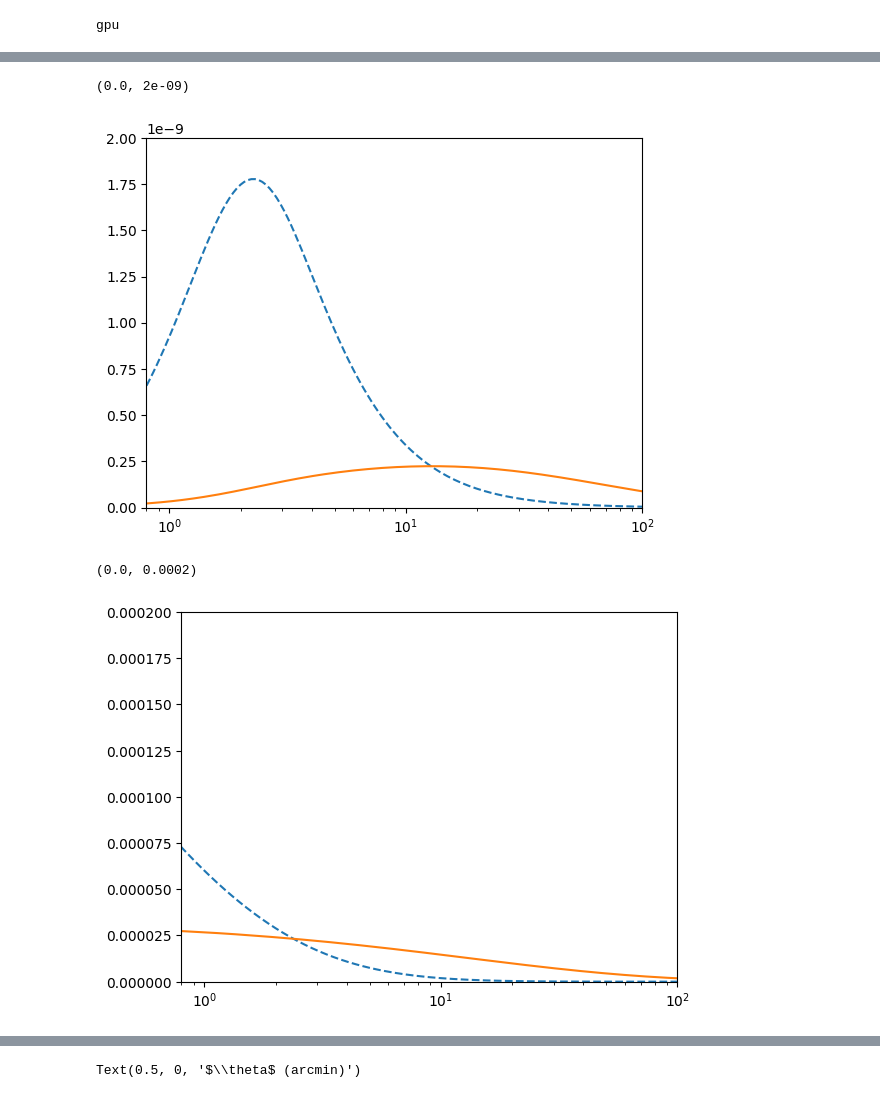
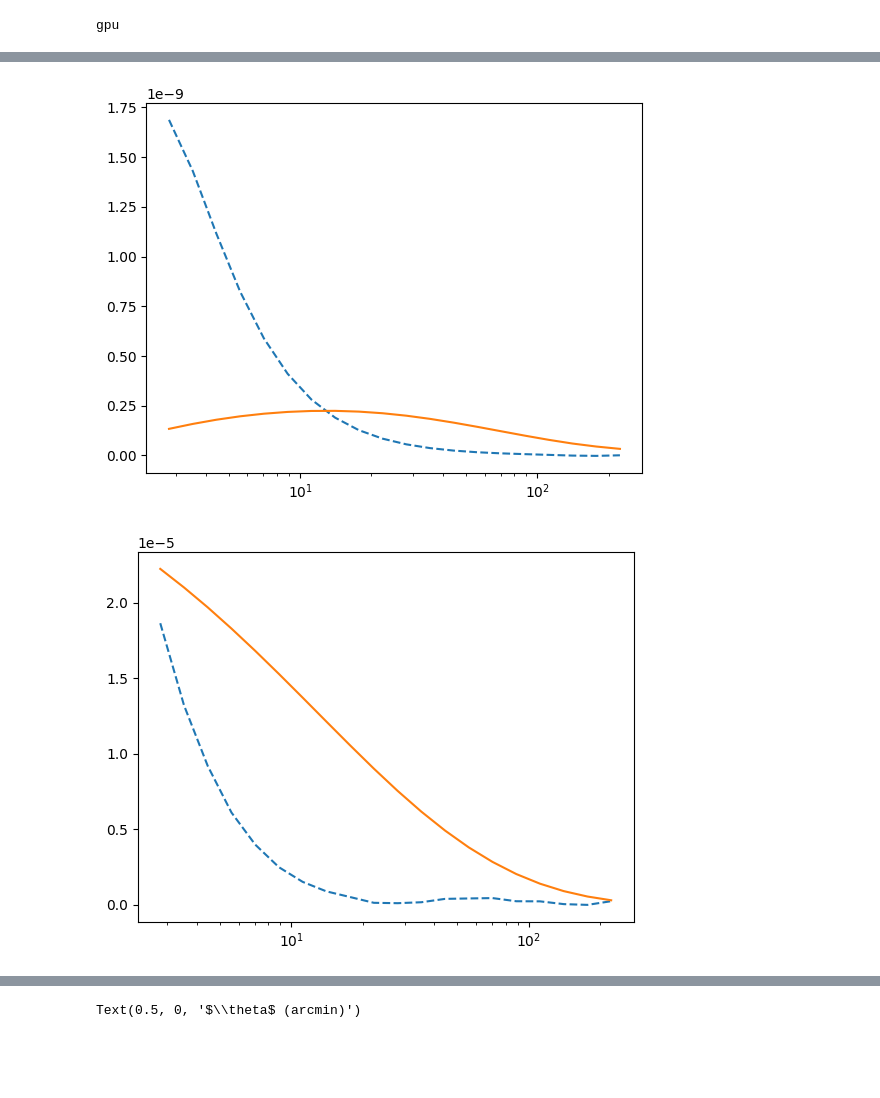
Before and after one commit to shivampcosmo/GODMAX, a Jupyter notebook: notebooks/call_BCMP_jit.ipynb, the cells around one changed output, grey strips where cells are left out. Cells and saved outputs as stored; diff of their text form; code cells hidden in the pictures; blank space fills up the shorter version.

```diff
--- a/notebooks/call_BCMP_jit.ipynb
+++ b/notebooks/call_BCMP_jit.ipynb
@@ -148,27 +153,25 @@ Time for xim Hankel transform:  0.13605880737304688
 # %%
 # get_power_BCMP_test.p_logc_Mz.shape
 pl.figure()
-pl.plot(get_corrfunc_BCMP_test.theta_out_arcmin, get_corrfunc_BCMP_test.gty_1h_mat[3,:], ls='--')
-pl.plot(get_corrfunc_BCMP_test.theta_out_arcmin, get_corrfunc_BCMP_test.gty_2h_mat[3,:], ls='-')
+pl.plot(get_corrfunc_BCMP_test.angles_data_array, get_corrfunc_BCMP_test.gty_1h_out_mat[:,3], ls='--')
+pl.plot(get_corrfunc_BCMP_test.angles_data_array, get_corrfunc_BCMP_test.gty_2h_out_mat[:,3], ls='-')
 pl.xscale('log')
-pl.xlim(0.8,100)
-pl.ylim(0.0,2e-9)
+# pl.xlim(0.8,100)
+# pl.ylim(0.0,2e-9)
 # pl.yscale('log')
 # %% [output]
-(0.0, 2e-09)
-[figure, old version]
+[figure, new version]
 # %%
 # get_power_BCMP_test.p_logc_Mz.shape
 pl.figure()
-pl.plot(get_corrfunc_BCMP_test.theta_out_arcmin, get_corrfunc_BCMP_test.xip_1h_mat[3,3,:], ls='--')
-pl.plot(get_corrfunc_BCMP_test.theta_out_arcmin, get_corrfunc_BCMP_test.xip_2h_mat[3,3,:], ls='-')
+pl.plot(get_corrfunc_BCMP_test.angles_data_array, get_corrfunc_BCMP_test.xip_1h_out_mat[:,3,3], ls='--')
+pl.plot(get_corrfunc_BCMP_test.angles_data_array, get_corrfunc_BCMP_test.xip_2h_out_mat[:,3,3], ls='-')
 pl.xscale('log')
-pl.xlim(0.8,100)
-pl.ylim(0.0,2e-4)
+# pl.xlim(0.8,100)
+# pl.ylim(0.0,2e-4)
 # pl.yscale('log')
 # %% [output]
-(0.0, 0.0002)
-[figure, old version]
+[figure, new version]
 # %%
 # get_corrfunc_BCMP_test.theta_out_arcmin
 # %%
```
Also changed, not shown: parts of 13 cells of this notebook, 3 other files.
